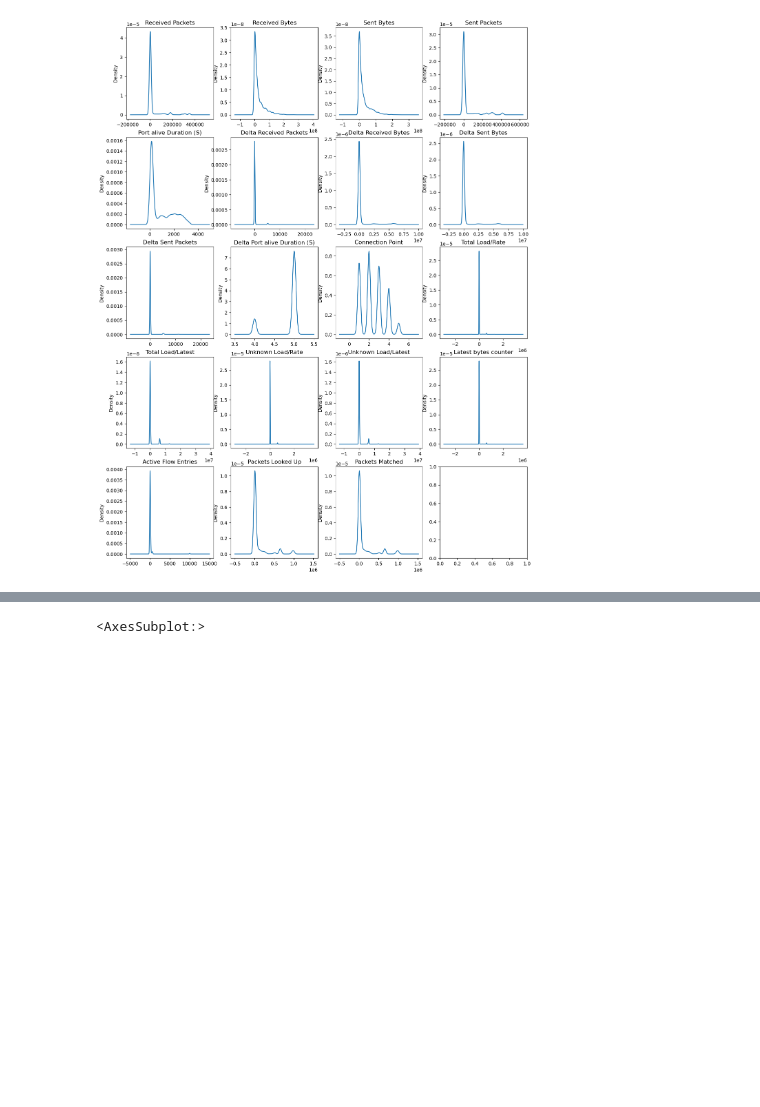
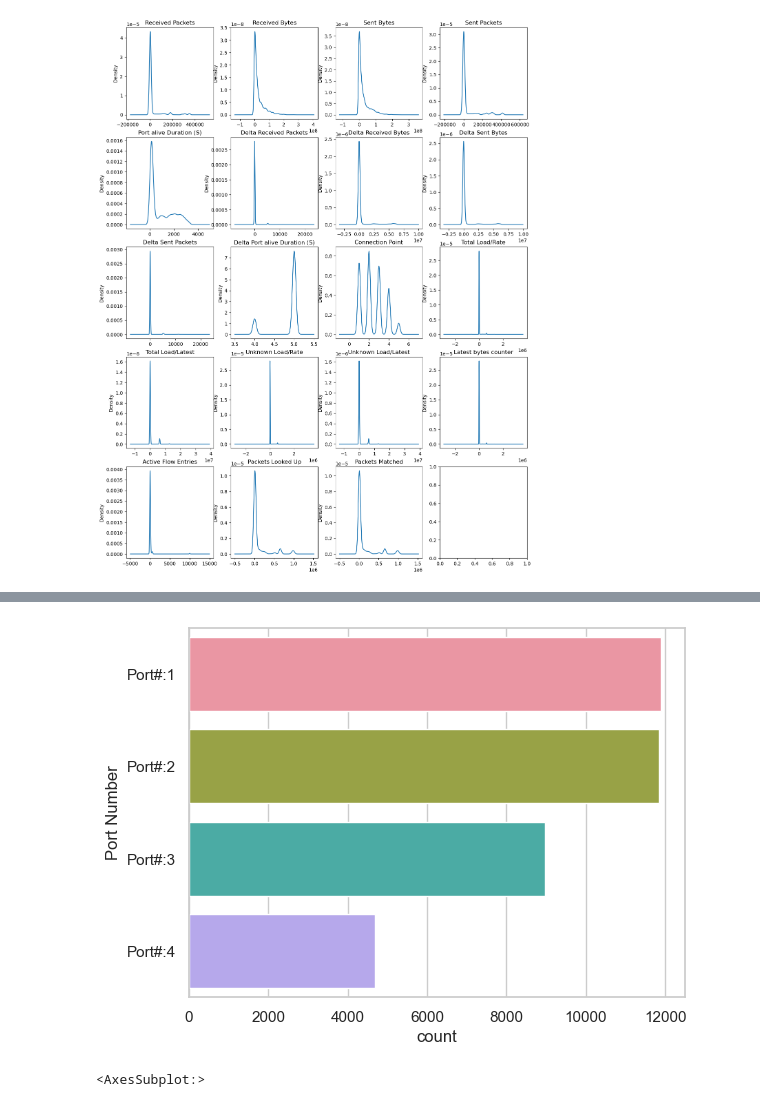
Before and after one commit to anandhumohan/UNR-IDD-Classification, a Jupyter notebook: UNR-IDD_AdaBoost.ipynb, the cells around one changed output, grey strips where cells are left out. Saved outputs shown, nothing was run; the diff lists cells and outputs as text; code cells hidden in the pictures; blank space fills up the shorter version.

```diff
--- a/UNR-IDD_AdaBoost.ipynb
+++ b/UNR-IDD_AdaBoost.ipynb
@@ -142,3 +148,8 @@ plt.show()
+# %%
+sns.countplot(y ='Port Number', data = data)
+plt.show()
+# %% [output]
+[figure, added]
 # %%
 sns.set(rc = {'figure.figsize':(10,10)})
 sns.heatmap(data[numeric_features].corr(), annot=True, fmt=".1f",linewidths=1)
```
Also changed, not shown: parts of 8 cells of this notebook, 3 other files.
